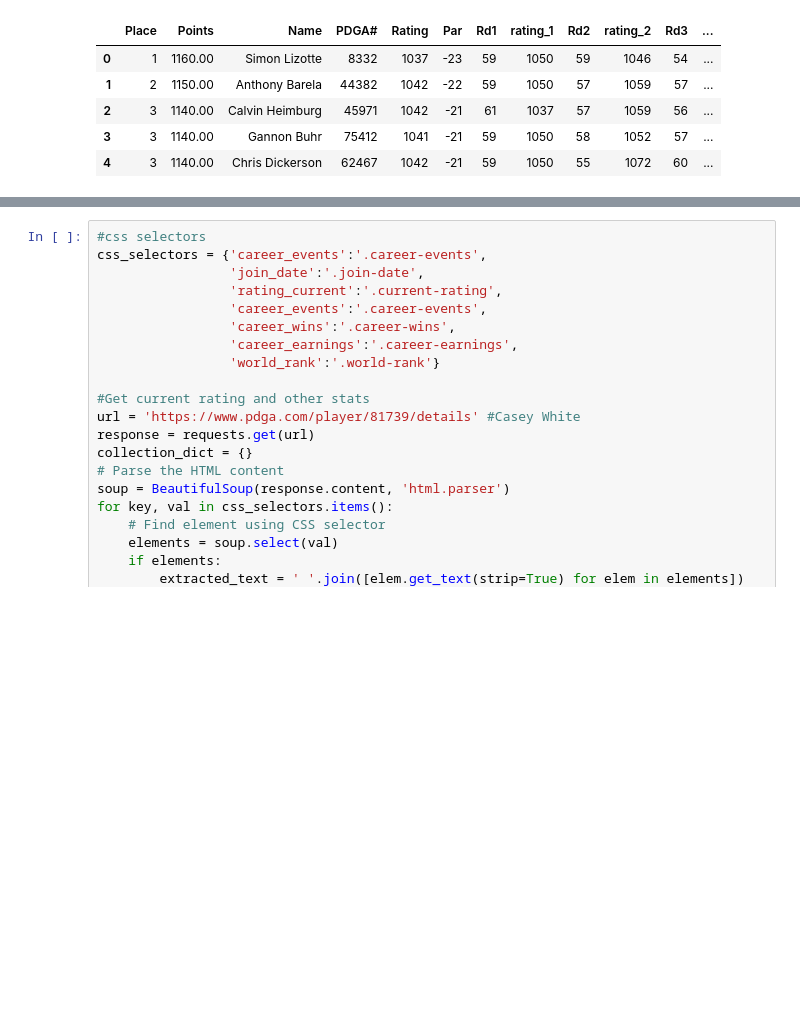
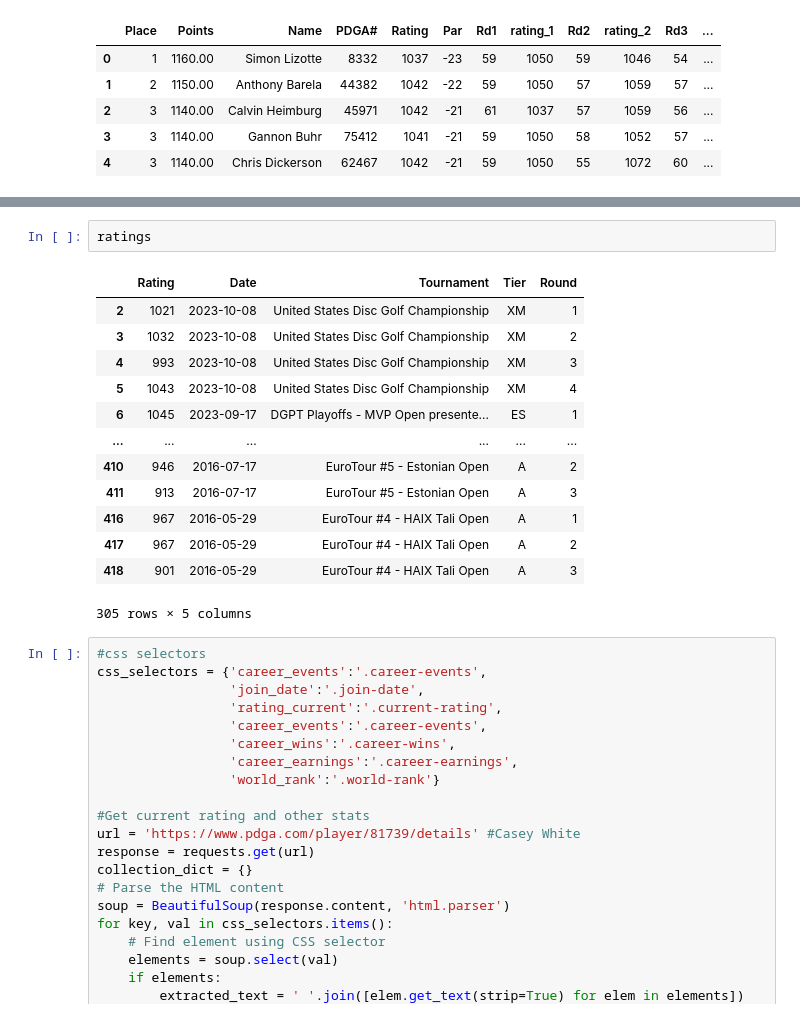
Before and after one commit to DustinEagar/fantasy_dgpt, a Jupyter notebook: fantasy_dg.ipynb, the cells around one changed output, grey strips where cells are left out. Drawn from its saved outputs; the diff is of its cells as text; blank space fills up the shorter version.

```diff
--- a/fantasy_dg.ipynb
+++ b/fantasy_dg.ipynb
@@ -153,3 +149,19 @@ Timestamp('2011-01-16 00:00:00')
+# %%
+ratings
+# %% [output]
+|  | Rating | Date | Tournament | Tier | Round |
+| 2 | 1021 | 2023-10-08 | United States Disc Golf Championship | XM | 1 |
+| 3 | 1032 | 2023-10-08 | United States Disc Golf Championship | XM | 2 |
+| 4 | 993 | 2023-10-08 | United States Disc Golf Championship | XM | 3 |
+| 5 | 1043 | 2023-10-08 | United States Disc Golf Championship | XM | 4 |
+| 6 | 1045 | 2023-09-17 | DGPT Playoffs - MVP Open presente... | ES | 1 |
+| ... | ... | ... | ... | ... | ... |
+| 410 | 946 | 2016-07-17 | EuroTour #5 - Estonian Open | A | 2 |
+| 411 | 913 | 2016-07-17 | EuroTour #5 - Estonian Open | A | 3 |
+| 416 | 967 | 2016-05-29 | EuroTour #4 - HAIX Tali Open | A | 1 |
+| 417 | 967 | 2016-05-29 | EuroTour #4 - HAIX Tali Open | A | 2 |
+| 418 | 901 | 2016-05-29 | EuroTour #4 - HAIX Tali Open | A | 3 |
+305 rows × 5 columns
 # %%
 #css selectors
 css_selectors = {'career_events':'.career-events',
```
Also changed, not shown: parts of 9 cells of this notebook.
